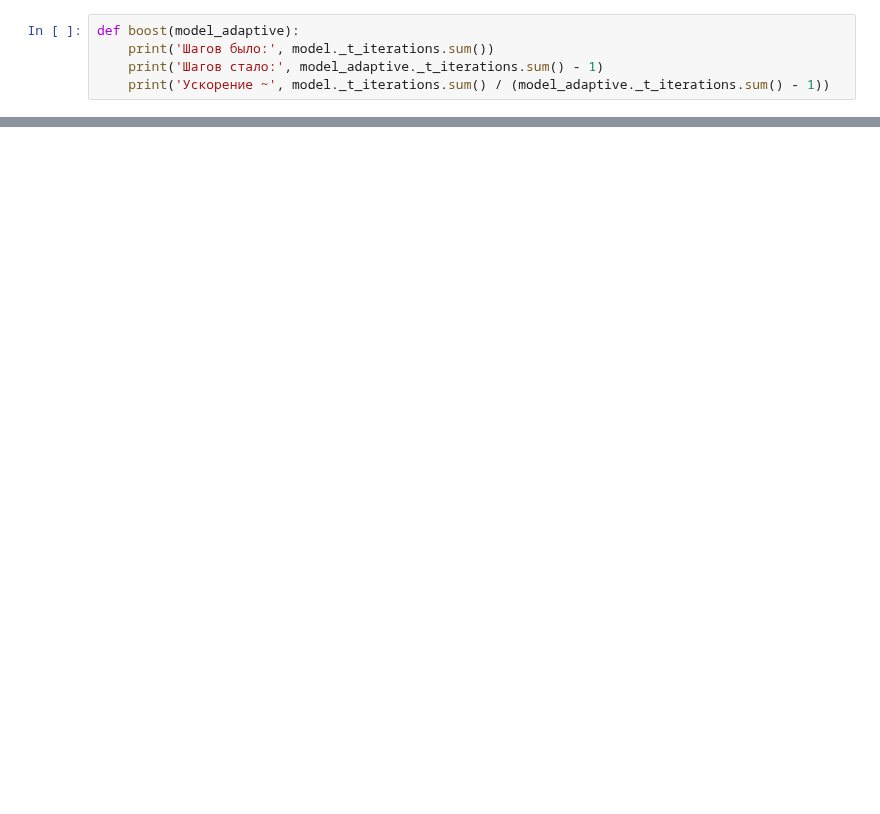
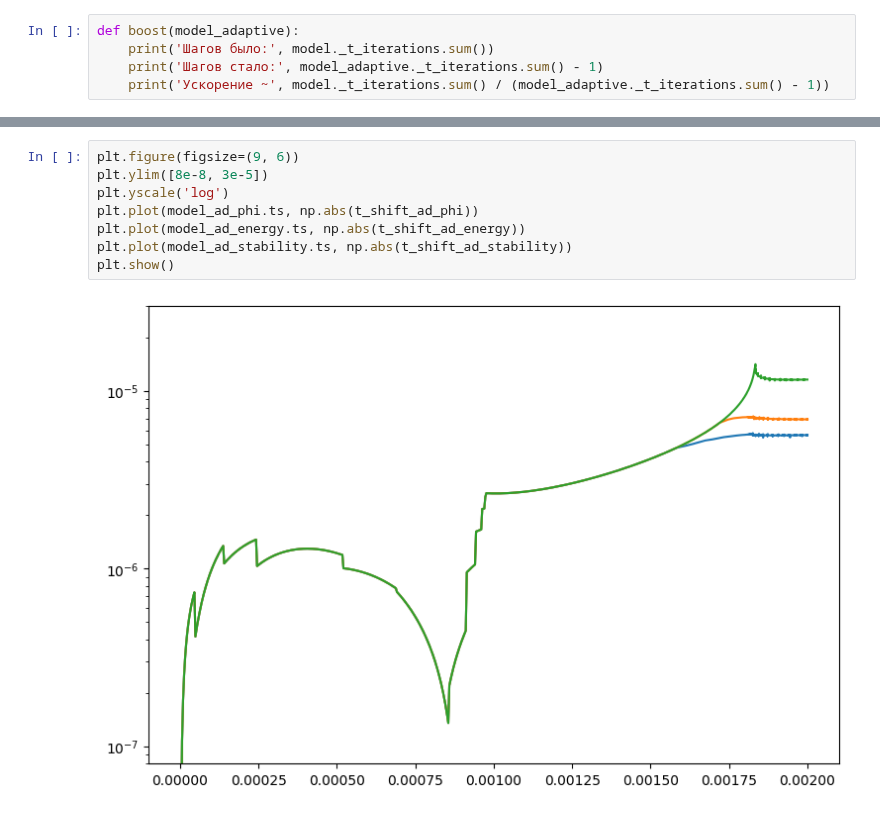
Before and after one commit to ponomarevandr/disruption, a Jupyter notebook: model_tuning/experiments/time_step/adaptation_birth.ipynb, the cells around one changed output, grey strips where cells are left out. Drawn from its saved outputs; the diff is of its cells as text; blank space fills up the shorter version.

```diff
--- a/model_tuning/experiments/time_step/adaptation_birth.ipynb
+++ b/model_tuning/experiments/time_step/adaptation_birth.ipynb
@@ -95,0 +159,10 @@ plt.show()
+# %%
+plt.figure(figsize=(9, 6))
+plt.ylim([8e-8, 3e-5])
+plt.yscale('log')
+plt.plot(model_ad_phi.ts, np.abs(t_shift_ad_phi))
+plt.plot(model_ad_energy.ts, np.abs(t_shift_ad_energy))
+plt.plot(model_ad_stability.ts, np.abs(t_shift_ad_stability))
+plt.show()
+# %% [output]
+[figure, added]
```
Also changed, not shown: parts of 45 cells of this notebook, 2 other files.
